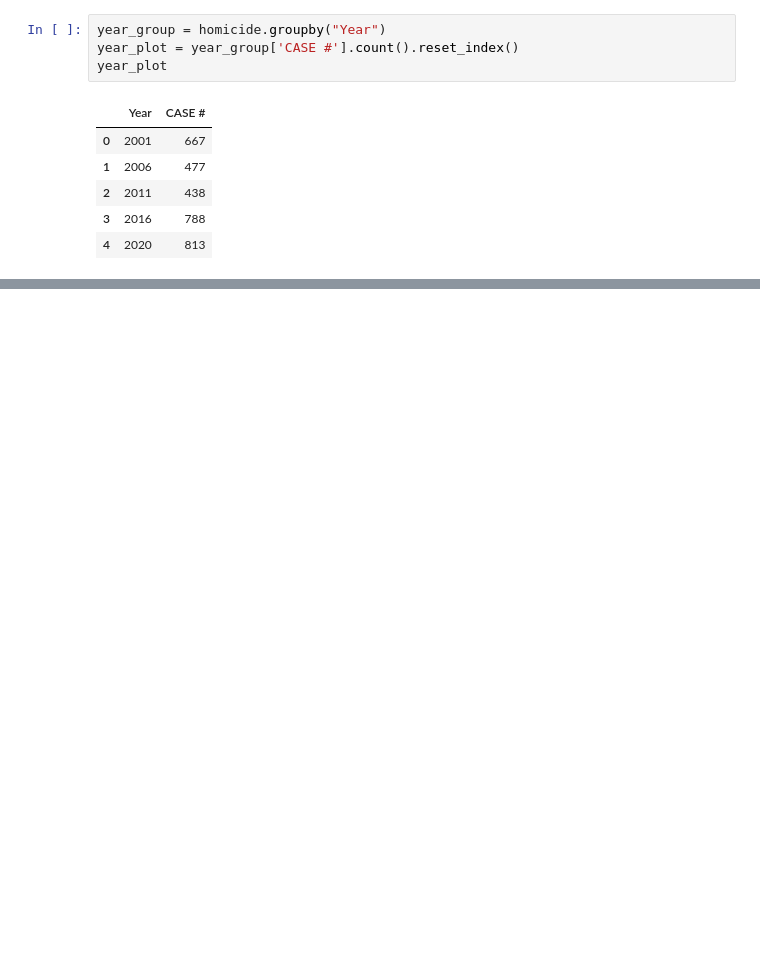
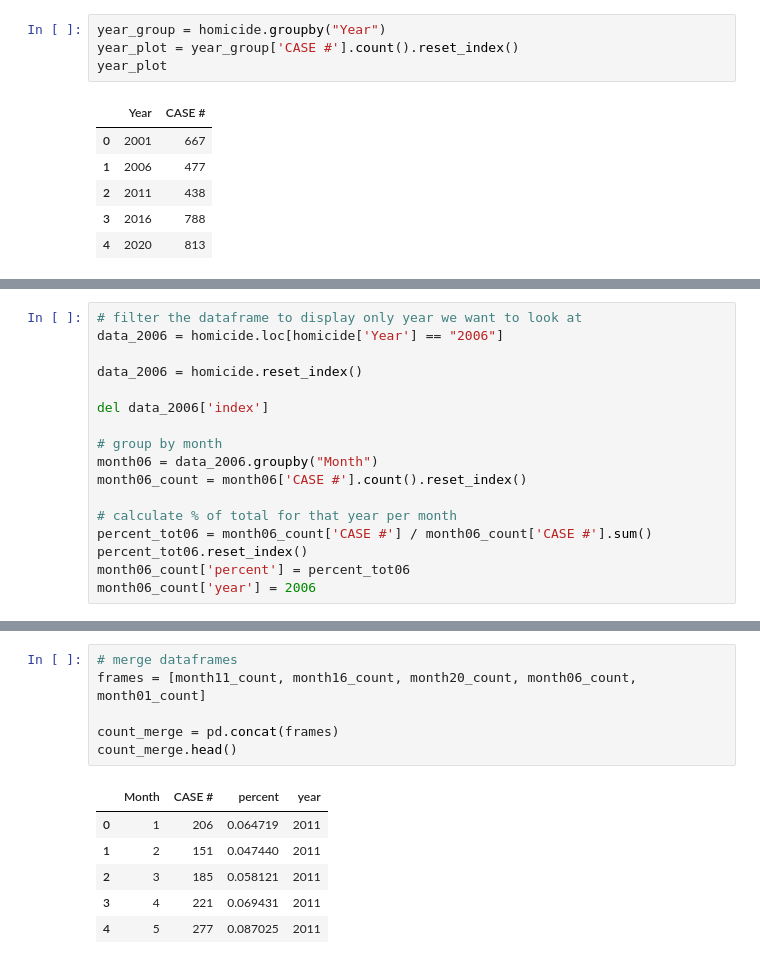
Before and after one commit to mcanad4/butler-groupC-project1, a Jupyter notebook: Base_Graphs.ipynb, the cells around one changed output, grey strips where cells are left out. Saved outputs shown, nothing was run; the diff lists cells and outputs as text; blank space fills up the shorter version.

```diff
--- a/Base_Graphs.ipynb
+++ b/Base_Graphs.ipynb
@@ -50,0 +177,17 @@ Text(0, 0.5, 'Number of Homicides')
+# %%
+# filter the dataframe to display only year we want to look at
+data_2006 = homicide.loc[homicide['Year'] == "2006"]
+
+data_2006 = homicide.reset_index()
+
+del data_2006['index']
+
+# group by month
+month06 = data_2006.groupby("Month")
+month06_count = month06['CASE #'].count().reset_index()
+
+# calculate % of total for that year per month
+percent_tot06 = month06_count['CASE #'] / month06_count['CASE #'].sum()
+percent_tot06.reset_index()
+month06_count['percent'] = percent_tot06
+month06_count['year'] = 2006
@@ -50,0 +211,13 @@ Text(0, 0.5, 'Number of Homicides')
+# %%
+# merge dataframes
+frames = [month11_count, month16_count, month20_count, month06_count, month01_count]
+
+count_merge = pd.concat(frames)
+count_merge.head()
+# %% [output]
+|  | Month | CASE # | percent | year |
+| 0 | 1 | 206 | 0.064719 | 2011 |
+| 1 | 2 | 151 | 0.047440 | 2011 |
+| 2 | 3 | 185 | 0.058121 | 2011 |
+| 3 | 4 | 221 | 0.069431 | 2011 |
+| 4 | 5 | 277 | 0.087025 | 2011 |
```
Also changed, not shown: parts of 12 cells of this notebook, 2 other files.
